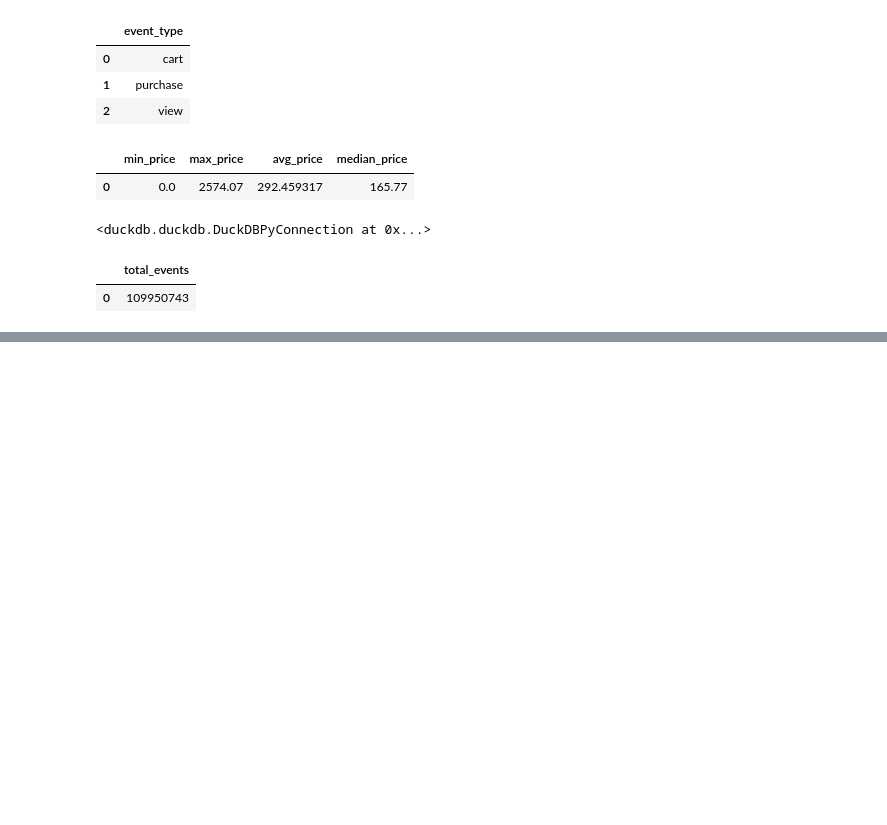
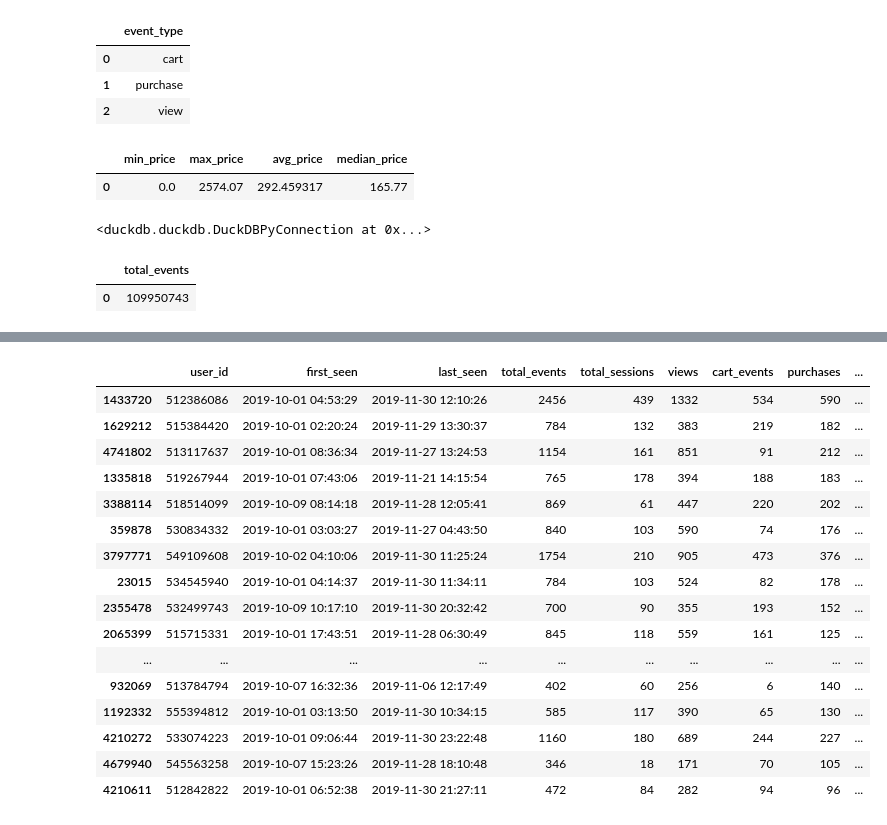
Before and after one commit to shubham-k-jha/E-Commerce-Data-Warehouse-Analytics, a Jupyter notebook: e-commerce-data-warehouse-analytics.ipynb, the cells around one changed output, grey strips where cells are left out. Saved outputs shown, nothing was run; the diff lists cells and outputs as text; code cells hidden in the pictures; blank space fills up the shorter version.

```diff
--- a/e-commerce-data-warehouse-analytics.ipynb
+++ b/e-commerce-data-warehouse-analytics.ipynb
@@ -236,0 +777,38 @@ con.execute("""
+# %%
+customer_360 = con.execute("""
+SELECT
+
+    user_id,
+
+    MIN(event_time) AS first_seen,
+
+    MAX(event_time) AS last_seen,
+
+    COUNT(*) AS total_events,
+
+    COUNT(DISTINCT user_session) AS total_sessions,
+
+    COUNT(*) FILTER (
+        WHERE event_type = 'view'
+    ) AS views,
+
+    COUNT(*) FILTER (
+        WHERE event_type = 'cart'
+    ) AS cart_events,
+
+    COUNT(*) FILTER (
+        WHERE event_type = 'purchase'
+    ) AS purchases,
+
+    SUM(price) FILTER (
+        WHERE event_type = 'purchase'
+    ) AS revenue
+
+FROM enriched_events
+
+WHERE user_id IS NOT NULL
+
+GROUP BY user_id
+""").df()
+
+customer_360.head()
@@ -236,0 +822,25 @@ con.execute("""
+# %%
+top_customers = customer_360.sort_values(
+    "revenue",
+    ascending=False
+)
+
+top_customers.head(20)
+# %% [output]
+|  | user_id | first_seen | last_seen | total_events | total_sessions | views | cart_events | purchases | ... |
+| 1433720 | 512386086 | 2019-10-01 04:53:29 | 2019-11-30 12:10:26 | 2456 | 439 | 1332 | 534 | 590 | ... |
+| 1629212 | 515384420 | 2019-10-01 02:20:24 | 2019-11-29 13:30:37 | 784 | 132 | 383 | 219 | 182 | ... |
+| 4741802 | 513117637 | 2019-10-01 08:36:34 | 2019-11-27 13:24:53 | 1154 | 161 | 851 | 91 | 212 | ... |
+| 1335818 | 519267944 | 2019-10-01 07:43:06 | 2019-11-21 14:15:54 | 765 | 178 | 394 | 188 | 183 | ... |
+| 3388114 | 518514099 | 2019-10-09 08:14:18 | 2019-11-28 12:05:41 | 869 | 61 | 447 | 220 | 202 | ... |
+| 359878 | 530834332 | 2019-10-01 03:03:27 | 2019-11-27 04:43:50 | 840 | 103 | 590 | 74 | 176 | ... |
+| 3797771 | 549109608 | 2019-10-02 04:10:06 | 2019-11-30 11:25:24 | 1754 | 210 | 905 | 473 | 376 | ... |
+| 23015 | 534545940 | 2019-10-01 04:14:37 | 2019-11-30 11:34:11 | 784 | 103 | 524 | 82 | 178 | ... |
+| 2355478 | 532499743 | 2019-10-09 10:17:10 | 2019-11-30 20:32:42 | 700 | 90 | 355 | 193 | 152 | ... |
+| 2065399 | 515715331 | 2019-10-01 17:43:51 | 2019-11-28 06:30:49 | 845 | 118 | 559 | 161 | 125 | ... |
+| ... | ... | ... | ... | ... | ... | ... | ... | ... | ... |
+| 932069 | 513784794 | 2019-10-07 16:32:36 | 2019-11-06 12:17:49 | 402 | 60 | 256 | 6 | 140 | ... |
+| 1192332 | 555394812 | 2019-10-01 03:13:50 | 2019-11-30 10:34:15 | 585 | 117 | 390 | 65 | 130 | ... |
+| 4210272 | 533074223 | 2019-10-01 09:06:44 | 2019-11-30 23:22:48 | 1160 | 180 | 689 | 244 | 227 | ... |
+| 4679940 | 545563258 | 2019-10-07 15:23:26 | 2019-11-28 18:10:48 | 346 | 18 | 171 | 70 | 105 | ... |
+| 4210611 | 512842822 | 2019-10-01 06:52:38 | 2019-11-30 21:27:11 | 472 | 84 | 282 | 94 | 96 | ... |
```
Also changed, not shown: parts of 39 cells of this notebook.
